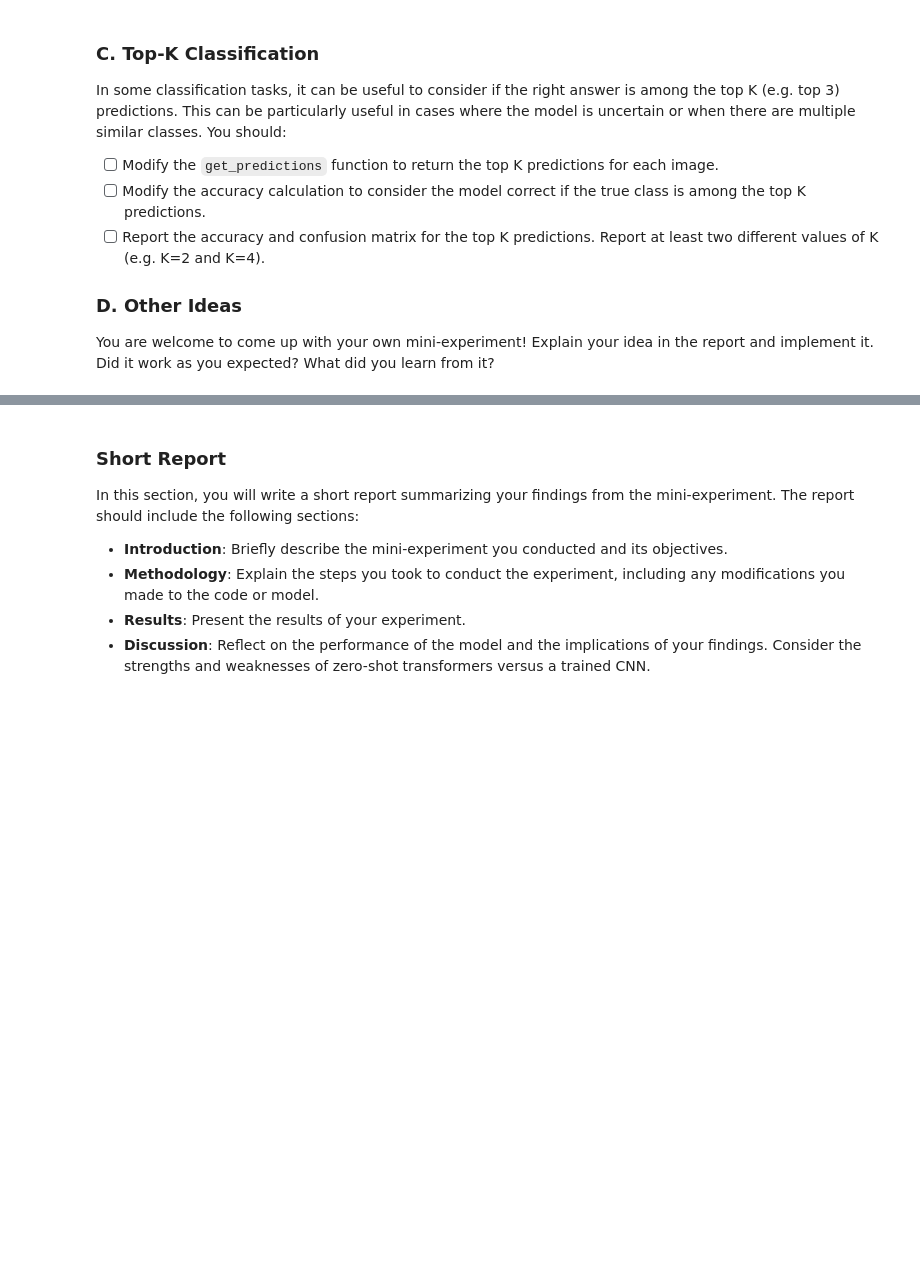
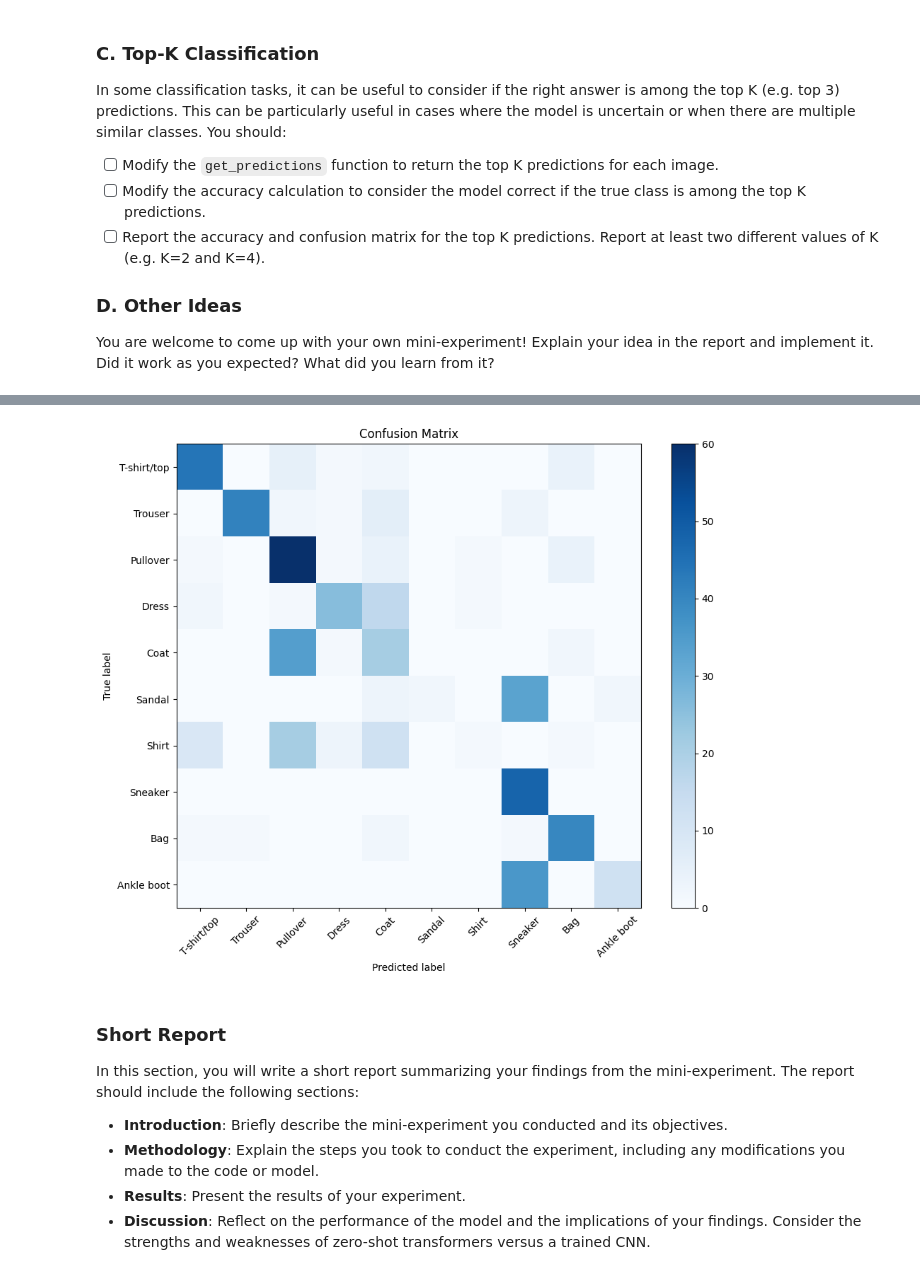
Before and after one commit to jkhan2211/deep_learning, a Jupyter notebook: 02_activities/assignments/assignment_2.ipynb, the cells around one changed output, grey strips where cells are left out. Cells and saved outputs as stored; diff of their text form; code cells hidden in the pictures; blank space fills up the shorter version.

```diff
--- a/02_activities/assignments/assignment_2.ipynb
+++ b/02_activities/assignments/assignment_2.ipynb
@@ -313,3 +530,82 @@ In some classification tasks, it can be useful to consider if the right answer i
 ### D. Other Ideas
 
 You are welcome to come up with your own mini-experiment! Explain your idea in the report and implement it. Did it work as you expected? What did you learn from it?
+# %%
+# B. Multiple-Description Classification
+
+# Create multiple prompts for each class
+multi_prompts = [
+    ["t-shirt", "a t-shirt", "a cotton t-shirt", "casual top", "short sleeve top"],                    # T-shirt/top
+    ["trousers", "pants", "long pants", "a pair of trousers", "slacks"],                              # Trouser
+    ["pullover", "a pullover", "a sweater", "knitted top", "woolen sweater"],                         # Pullover
+    ["dress", "a dress", "woman's dress", "summer dress", "gown"],                                    # Dress
+    ["coat", "a coat", "winter coat", "jacket", "overcoat"],                                          # Coat
+    ["sandal", "sandals", "open shoes", "summer shoes", "flip flops"],                                # Sandal
+    ["shirt", "a shirt", "button-down shirt", "casual shirt", "long sleeve top"],                     # Shirt
+    ["sneaker", "sneakers", "athletic shoes", "running shoes", "trainers"],                           # Sneaker
+    ["bag", "handbag", "purse", "tote bag", "shoulder bag"],                                          # Bag
+    ["ankle boot", "ankle boots", "boots", "short boots", "leather boots"]                            # Ankle boot
+]
+
+print("Multiple prompts for each class:")
+for i, prompts in enumerate(multi_prompts):
+    print(f"{CLASS_NAMES[i]}: {prompts}")
+
+# Flatten all prompts for embedding generation
+all_prompts = [prompt for sublist in multi_prompts for prompt in sublist]
+class_indices = []
+current_idx = 0
+for prompts in multi_prompts:
+    class_indices.append(list(range(current_idx, current_idx + len(prompts))))
+    current_idx += len(prompts)
+
+# Get text embeddings for all prompts
+print("Generating text embeddings for all prompts...")
+multi_text_embeddings = get_text_embeddings(all_prompts)
+
+# Run zero-shot classification with multiple prompts
+y_true_multi, y_pred_multi = [], []
+
+print("Running classification with multiple prompts...")
+max_images = 500  # Use subset for speed
+processed_count = 0
+
+for pixel_values, labels in test_loader:
+    image_embeddings = get_image_embeddings(pixel_values)
+    similarity = get_cosine_similarity(image_embeddings, multi_text_embeddings)
+
+    # For each image, check if ANY prompt from the correct class is in top prediction
+    batch_predictions = []
+    for i in range(similarity.shape[0]):
+        top_pred_idx = np.argmax(similarity[i])
+        # Find which class this prediction belongs to
+        pred_class = None
+        for class_idx, prompt_indices in enumerate(class_indices):
+            if top_pred_idx in prompt_indices:
+                pred_class = class_idx
+                break
+        batch_predictions.append(pred_class)
+
+    y_true_multi.extend(labels.numpy())
+    y_pred_multi.extend(batch_predictions)
+
+    processed_count += len(labels)
+    if processed_count >= max_images:
+        break
+
+y_true_multi = np.array(y_true_multi)
+y_pred_multi = np.array(y_pred_multi)
+
+# Calculate accuracy
+multi_accuracy = accuracy_score(y_true_multi, y_pred_multi)
+print(f"\nMultiple-description accuracy ({len(y_true_multi)} images): {multi_accuracy:.4f} ({multi_accuracy*100:.2f}%)")
+
+# Compare with baseline
+print(f"Baseline accuracy: ~61%")
+print(f"Single improved prompts: 64.26%")
+print(f"Multiple descriptions: {multi_accuracy*100:.2f}%")
+print(f"Improvement over baseline: {multi_accuracy*100 - 61:.2f}%")
+
+# Plot confusion matrix
+plot_confusion_matrix(y_true_multi, y_pred_multi, CLASS_NAMES)
+# %% [output]
@@ -316,3 +631,4 @@ You are welcome to come up with your own mini-experiment! Explain your idea in t
+[figure, added]
 # %% [markdown]
 ### Short Report
 
```
Also changed, not shown: parts of 12 cells of this notebook.
